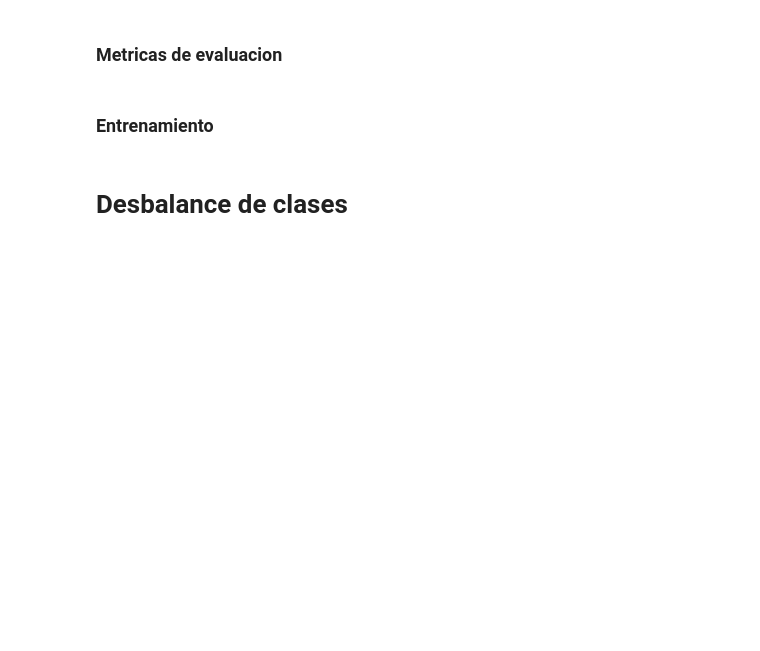
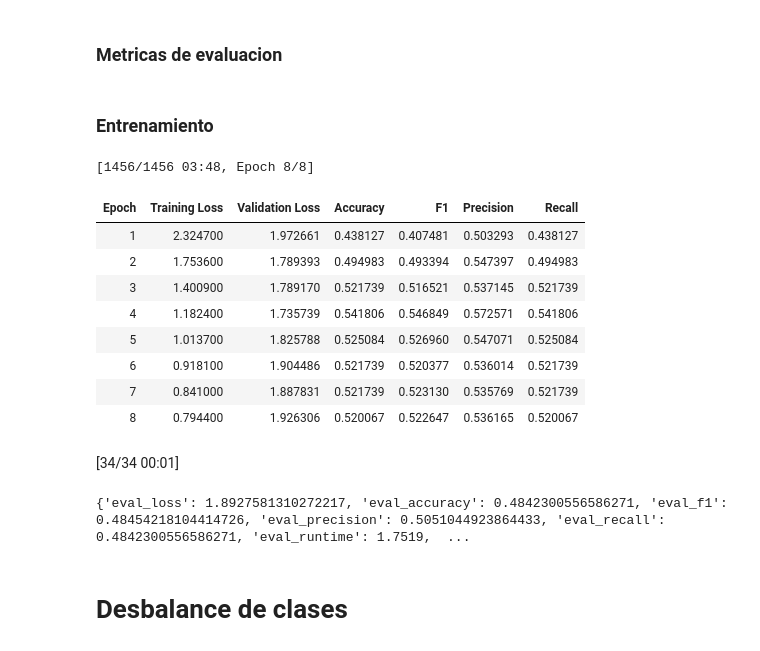
Before and after one commit to DavidFernandezUD/fallacy-classification, a Jupyter notebook: transformers.ipynb, the cells around one changed output. Drawn from its saved outputs; the diff is of its cells as text; code cells hidden in the pictures; blank space fills up the shorter version.

```diff
--- a/transformers.ipynb
+++ b/transformers.ipynb
@@ -284,35 +292,49 @@ from transformers import TrainingArguments, Trainer
 batch_size = 16
 logging_steps = len(encoded_dataset["train"]) // batch_size
 
 training_args = TrainingArguments(
     output_dir="./models/roberta",
-    num_train_epochs=5,
+    num_train_epochs=8,
     learning_rate=2e-5,
     per_device_train_batch_size=batch_size,
     per_device_eval_batch_size=batch_size,
     weight_decay=0.01,
     eval_strategy="epoch",
     save_strategy="epoch",
     logging_steps=logging_steps,
     load_best_model_at_end=True,
     metric_for_best_model="f1",
     report_to="none",
-    label_smoothing_factor=0.1
+    label_smoothing_factor=0.1 # El label smoothing ayuda con el desbalance de clases
 )
 
+# El modelo se evalua con el dev set durante entrenamiento y con el test set despues de entrenamiento
 trainer = Trainer(
     model=model,
     args=training_args,
     train_dataset=encoded_dataset["train"],
     eval_dataset=encoded_dataset["dev"],
     tokenizer=tokenizer,
     compute_metrics=compute_metrics
 )
 
 trainer.train()
 
 test_results = trainer.evaluate(encoded_dataset["test"])
 print(test_results)
+# %% [output]
+[1456/1456 03:48, Epoch 8/8]
+| Epoch | Training Loss | Validation Loss | Accuracy | F1 | Precision | Recall |
+| 1 | 2.324700 | 1.972661 | 0.438127 | 0.407481 | 0.503293 | 0.438127 |
+| 2 | 1.753600 | 1.789393 | 0.494983 | 0.493394 | 0.547397 | 0.494983 |
+| 3 | 1.400900 | 1.789170 | 0.521739 | 0.516521 | 0.537145 | 0.521739 |
+| 4 | 1.182400 | 1.735739 | 0.541806 | 0.546849 | 0.572571 | 0.541806 |
+| 5 | 1.013700 | 1.825788 | 0.525084 | 0.526960 | 0.547071 | 0.525084 |
+| 6 | 0.918100 | 1.904486 | 0.521739 | 0.520377 | 0.536014 | 0.521739 |
+| 7 | 0.841000 | 1.887831 | 0.521739 | 0.523130 | 0.535769 | 0.521739 |
+| 8 | 0.794400 | 1.926306 | 0.520067 | 0.522647 | 0.536165 | 0.520067 |
+[34/34 00:01]
+{'eval_loss': 1.8927581310272217, 'eval_accuracy': 0.4842300556586271, 'eval_f1': 0.48454218104414726, 'eval_precision': 0.5051044923864433, 'eval_recall': 0.4842300556586271, 'eval_runtime': 1.7519,  ...
 # %% [markdown]
 # Desbalance de clases
 # %%
```
Also changed, not shown: parts of 12 cells of this notebook, 1 other file.
